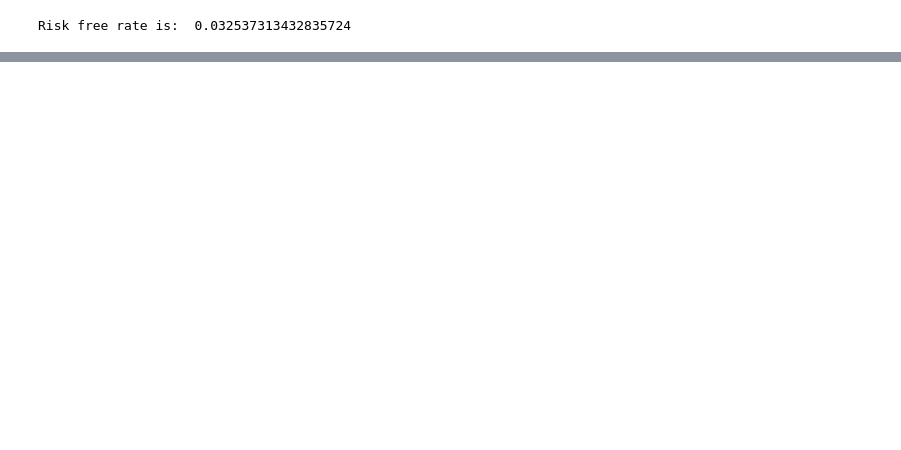
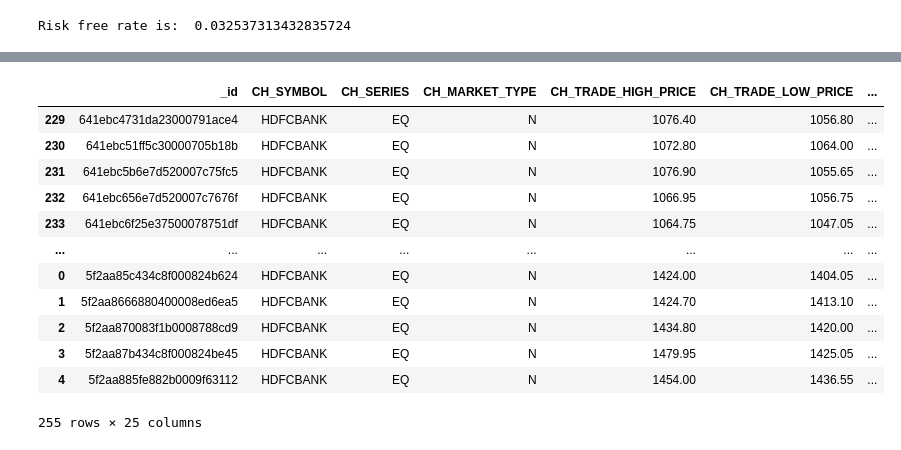
Before and after one commit to ayushavi1/Options-Pricing, a Jupyter notebook: fetchData.ipynb, the cells around one changed output, grey strips where cells are left out. Drawn from its saved outputs; the diff is of its cells as text; code cells hidden in the pictures; blank space fills up the shorter version.

```diff
--- a/fetchData.ipynb
+++ b/fetchData.ipynb
@@ -128,0 +126,16 @@ next_data.to_csv(r'C:/Users/Dell/Downloads/next_data_hdfc.csv', index=False)
+# %%
+next_data
+# %% [output]
+|  | _id | CH_SYMBOL | CH_SERIES | CH_MARKET_TYPE | CH_TRADE_HIGH_PRICE | CH_TRADE_LOW_PRICE | ... |
+| 229 | 641ebc4731da23000791ace4 | HDFCBANK | EQ | N | 1076.40 | 1056.80 | ... |
+| 230 | 641ebc51ff5c30000705b18b | HDFCBANK | EQ | N | 1072.80 | 1064.00 | ... |
+| 231 | 641ebc5b6e7d520007c75fc5 | HDFCBANK | EQ | N | 1076.90 | 1055.65 | ... |
+| 232 | 641ebc656e7d520007c7676f | HDFCBANK | EQ | N | 1066.95 | 1056.75 | ... |
+| 233 | 641ebc6f25e37500078751df | HDFCBANK | EQ | N | 1064.75 | 1047.05 | ... |
+| ... | ... | ... | ... | ... | ... | ... | ... |
+| 0 | 5f2aa85c434c8f000824b624 | HDFCBANK | EQ | N | 1424.00 | 1404.05 | ... |
+| 1 | 5f2aa8666880400008ed6ea5 | HDFCBANK | EQ | N | 1424.70 | 1413.10 | ... |
+| 2 | 5f2aa870083f1b0008788cd9 | HDFCBANK | EQ | N | 1434.80 | 1420.00 | ... |
+| 3 | 5f2aa87b434c8f000824be45 | HDFCBANK | EQ | N | 1479.95 | 1425.05 | ... |
+| 4 | 5f2aa885fe882b0009f63112 | HDFCBANK | EQ | N | 1454.00 | 1436.55 | ... |
+255 rows × 25 columns
```
Also changed, not shown: parts of 9 cells of this notebook, 2 other files.
